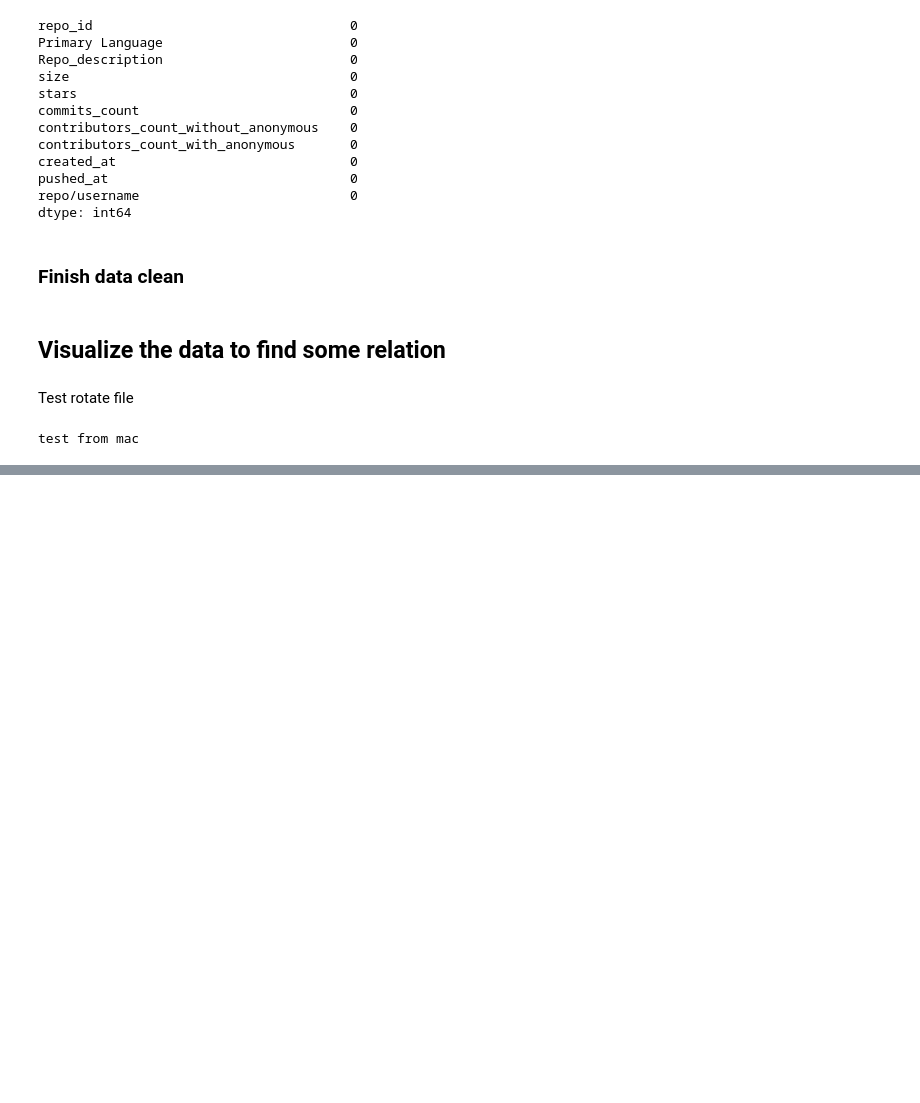
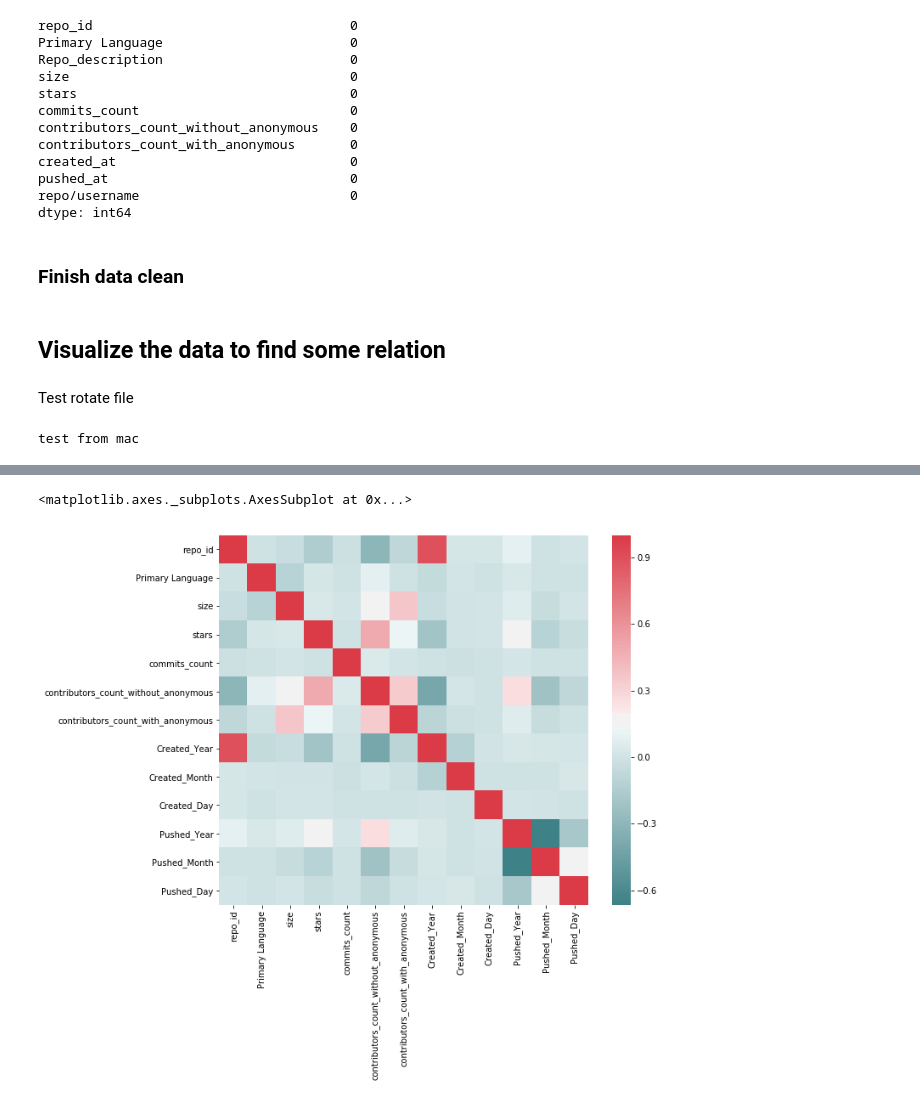
Before and after one commit to kaochaiyakarn/GitHub-Repos-Dataset-where-a-prim.-lang.-exists, a Jupyter notebook: GitHub Repos Dataset where a prim. lang. exists.ipynb, the cells around one changed output, grey strips where cells are left out. Cells and saved outputs as stored; diff of their text form; code cells hidden in the pictures; blank space fills up the shorter version.

```diff
--- a/GitHub Repos Dataset where a prim. lang. exists.ipynb
+++ b/GitHub Repos Dataset where a prim. lang. exists.ipynb
@@ -271,0 +366,4 @@ test from mac
+# %%
+df['Created_Year'] = pd.DatetimeIndex(df['created_at']).year
+df['Created_Month'] = pd.DatetimeIndex(df['created_at']).month
+df['Created_Day'] = pd.DatetimeIndex(df['created_at']).day
@@ -271,0 +379,4 @@ test from mac
+# %%
+df['Pushed_Year'] = pd.DatetimeIndex(df['pushed_at']).year
+df['Pushed_Month'] = pd.DatetimeIndex(df['pushed_at']).month
+df['Pushed_Day'] = pd.DatetimeIndex(df['pushed_at']).day
@@ -271,0 +392,2 @@ test from mac
+# %%
+df = df.drop(['created_at','pushed_at'], axis=1)
@@ -271,0 +403,8 @@ test from mac
+# %%
+fi, axis = plt.subplots(figsize=(10, 8))
+corr = df.corr()
+sns.heatmap(corr, mask=np.zeros_like(corr, dtype=np.bool), cmap=sns.diverging_palette(200,10,as_cmap=True),
+           square=True, ax=axis)
+# %% [output]
+<matplotlib.axes._subplots.AxesSubplot at 0x...>
+[figure, added]
```
Also changed, not shown: parts of 15 cells of this notebook.
